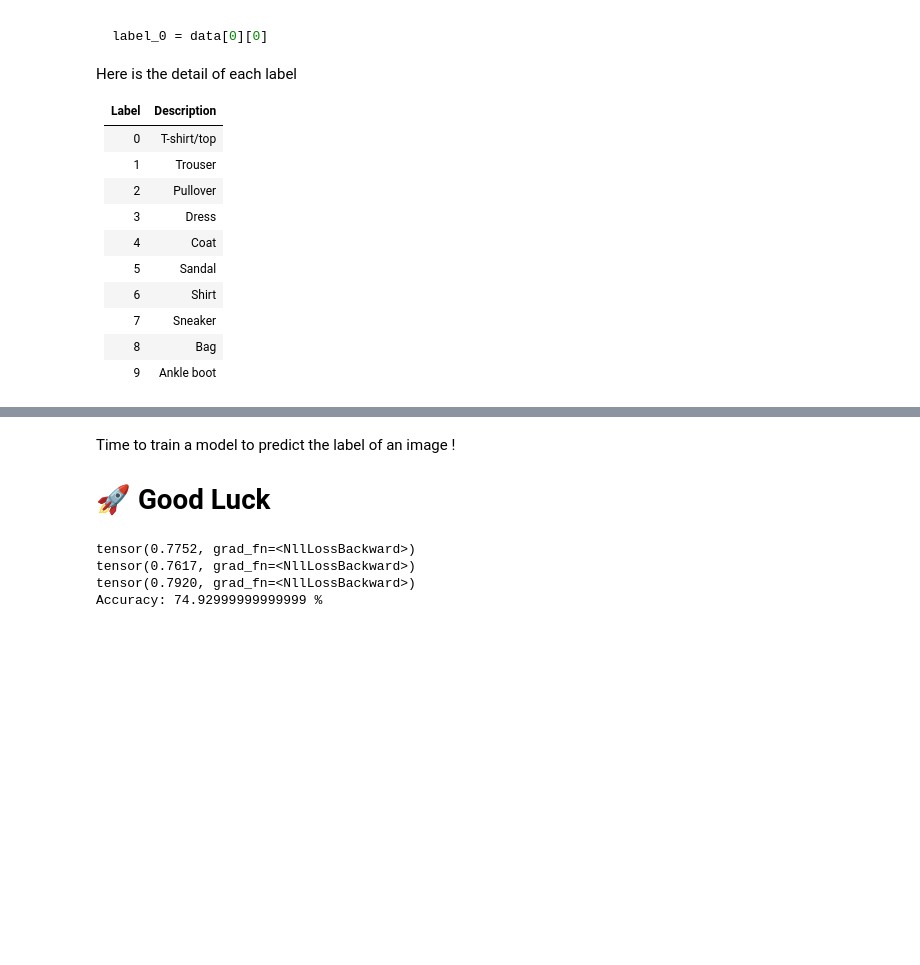
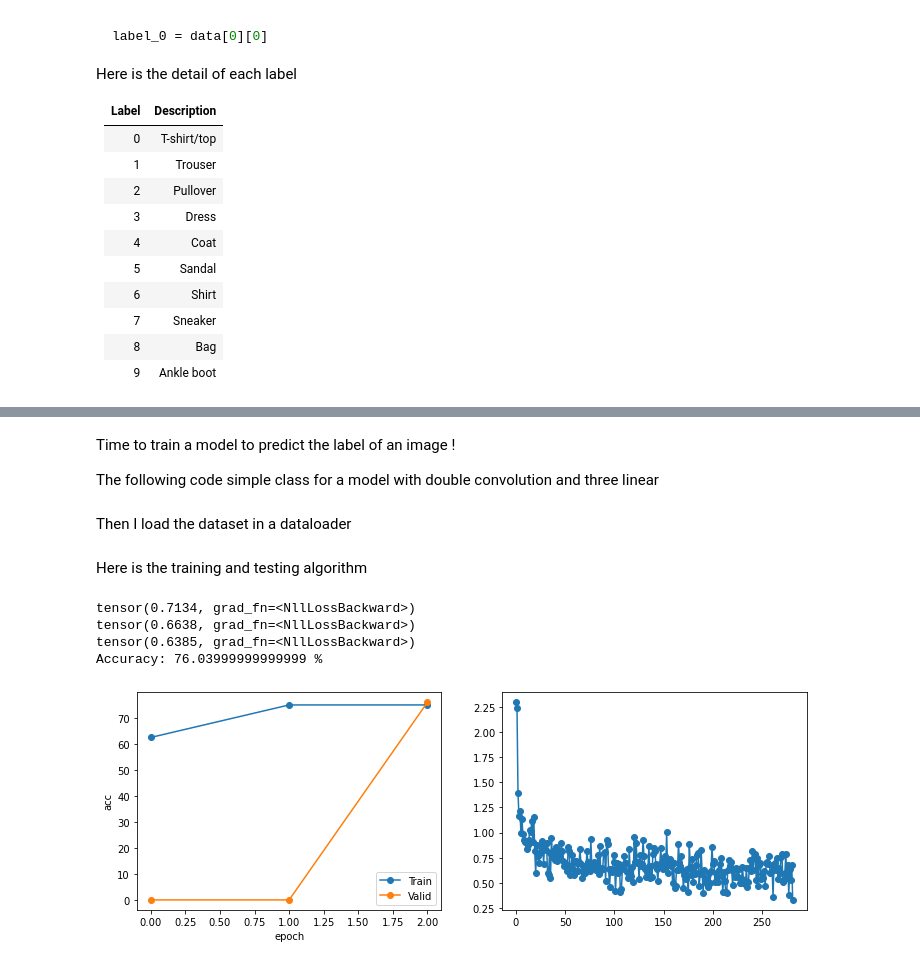
Before and after one commit to PoCInnovation/SpaceVector, a Jupyter notebook: laybraid_learning/PyTorch/Subject.ipynb, the cells around one changed output, grey strips where cells are left out. Cells and saved outputs as stored; diff of their text form; code cells hidden in the pictures; blank space fills up the shorter version.

Commit message:
Add comments and plots

```diff
--- a/laybraid_learning/PyTorch/Subject.ipynb
+++ b/laybraid_learning/PyTorch/Subject.ipynb
@@ -125,7 +132,7 @@ plot_one_example(train_data[1])
 # %% [markdown]
 Time to train a model to predict the label of an image !
 
-# 🚀 Good Luck
+The following code simple class for a model with double convolution and three linear
 # %%
 class MyModel(nn.Module):
     def __init__(self):
@@ -151,36 +158,74 @@ class MyModel(nn.Module):
         x = F.relu(self.linear2(x))
         x = self.linear3(x)
         return x
+# %% [markdown]
+Then I load the dataset in a dataloader
 # %%
 train_loader = torch.utils.data.DataLoader(train_data, batch_size=64)
 batch = next(iter(train_loader))
 images, labels = batch
+# %% [markdown]
+Here is the training and testing algorithm
 # %%
 EPOCH = 3
 
 model = MyModel()
 loss_fonct = torch.nn.CrossEntropyLoss()
 optimizer = optim.Adam(model.parameters(), lr=0.01)
 
+train_accuracies = np.zeros(EPOCH)
+train_loss = []
+test_accuracies = np.zeros(EPOCH)
+count = 0
+
+
 for epoch in range(EPOCH): #training
+    total_train, correct_train = 0, 0
     for batch in train_loader:
         images, labels = batch
         output = model.forward(images)
         loss = loss_fonct(output, labels)
         optimizer.zero_grad()
         loss.backward()
         optimizer.step()
+        if count%10 == 0:
+            train_loss.append(loss)
+        count = count + 1
+
+    _, predicted = torch.max(output.data, 1)
+    total_train += labels.size(0)
+    correct_train += predicted.eq(labels).sum().item()
+
+    train_accuracies[epoch] = correct_train / total_train * 100
+
+
     print(loss)
 
-total, correct = 0, 0
+total_test, correct_test = 0, 0
 for image, label in test_data: #testing
     output = model.forward(image.reshape(1, 1, 28, 28))
     if (output.argmax(dim=1).item() == label):
-        correct += 1
-    total += 1
-print("Accuracy:", correct / total * 100 ,"%")
+        correct_test += 1
+    total_test += 1
+
+    test_accuracies[epoch] = correct_test / total_test * 100
+print("Accuracy:", correct_test / total_test * 100 ,"%")
+plt.figure(figsize=(12, 4))
+plt.subplot(1, 2, 1)
+plt.plot(train_accuracies,'-o')
+plt.plot(test_accuracies,'-o')
+plt.xlabel('epoch')
+plt.ylabel('acc')
+plt.legend(['Train','Valid'])
+
+plt.subplot(1, 2, 2)
+plt.plot(train_loss,'-o')
+plt.legend
+
+plt.show()
 # %% [output]
-tensor(0.7752, grad_fn=<NllLossBackward>)
-tensor(0.7617, grad_fn=<NllLossBackward>)
-tensor(0.7920, grad_fn=<NllLossBackward>)
-Accuracy: 74.92999999999999 %
+tensor(0.7134, grad_fn=<NllLossBackward>)
+tensor(0.6638, grad_fn=<NllLossBackward>)
+tensor(0.6385, grad_fn=<NllLossBackward>)
+Accuracy: 76.03999999999999 %
+[figure, added]
```
Also changed, not shown: parts of 4 cells of this notebook.
